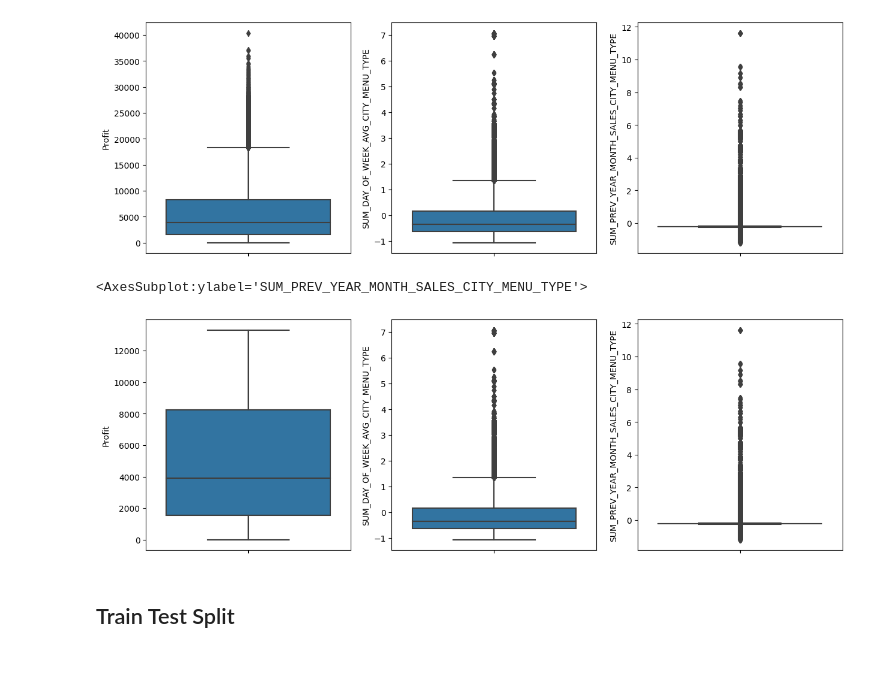
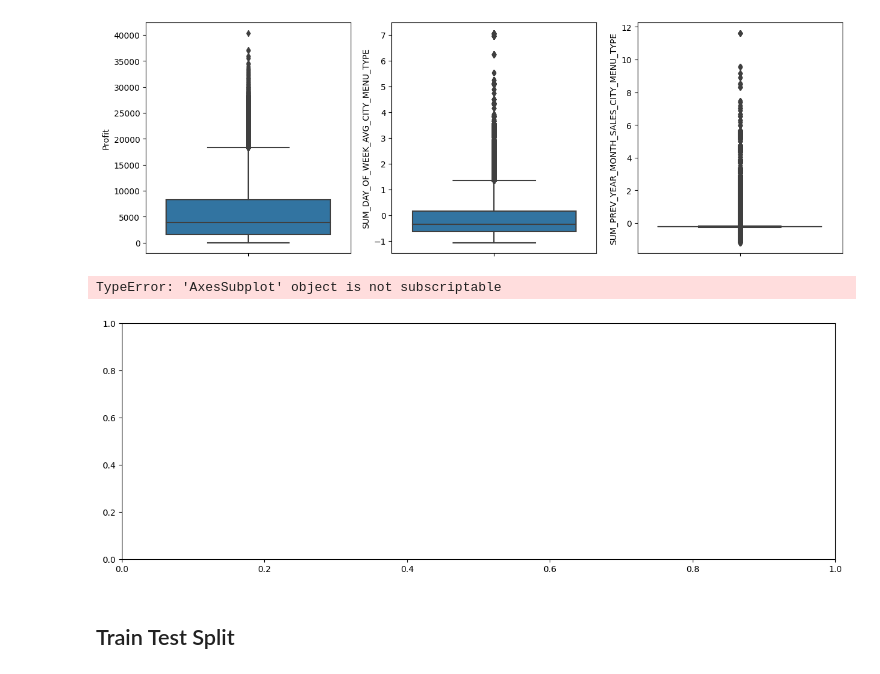
Before and after one commit to jkyxd/ICP_Group3, a Jupyter notebook: Machine learning.ipynb, the cells around one changed output. Drawn from its saved outputs; the diff is of its cells as text; code cells hidden in the pictures.

```diff
--- a/Machine learning.ipynb
+++ b/Machine learning.ipynb
@@ -67,8 +67,11 @@ X_final_scaled=session.sql('Select * from "Sales_Forecast_Training_Data"').to_pa
 # %%
 #X_final_scaled.drop('LAT', axis=1, inplace=True)
 #X_final_scaled.drop('DOW', axis=1, inplace=True)
-X_final_scaled.drop('PUBLIC_HOLIDAY', axis=1, inplace=True)
+X_final_scaled.drop(['PUBLIC_HOLIDAY', 'MENU_TYPE_GYROS_ENCODED', 'MENU_TYPE_CREPES_ENCODED','MENU_TYPE_BBQ_ENCODED','MENU_TYPE_SANDWICHES_ENCODED','MENU_TYPE_Mac & Cheese_encoded', 'MENU_TYPE_POUTINE_ENCODED', 'MENU_TYPE_ETHIOPIAN_ENCODED', 'MENU_TYPE_CHINESE_ENCODED', 'MENU_TYPE_INDIAN_ENCODED'], axis=1, inplace=True)
+
+#X_final_scaled.drop('DAY', axis=1, inplace=True)
 #X_final_scaled.drop('SUM_PREV_YEAR_MONTH_SALES_CITY_MENU_TYPE', axis=1, inplace=True)
+#X_final_scaled.drop('SUM_DAY_OF_WEEK_AVG_CITY_MENU_TYPE', axis=1, inplace=True)
 # %%
 X_final_scaled.info()
 # %% [output]
@@ -160,18 +226,18 @@ def winsorise(df, variable, upper_limit, lower_limit):
                     np.where(df[variable] < lower_limit, lower_limit, df[variable]))
 
 X_final_scaled['Profit']= winsorise(X_final_scaled, 'Profit', X_final_scaled['Profit'].quantile(0.85), X_final_scaled['Profit'].quantile(0))
-#X_final_scaled['SUM_DAY_OF_WEEK_AVG_CITY_MENU_TYPE']= winsorise(X_final_scaled, 'SUM_DAY_OF_WEEK_AVG_CITY_MENU_TYPE', X_final_scaled['SUM_DAY_OF_WEEK_AVG_CITY_MENU_TYPE'].quantile(0.85), X_final_scaled['SUM_DAY_OF_WEEK_AVG_CITY_MENU_TYPE'].quantile(0))
-#X_final_scaled['SUM_PREV_YEAR_MONTH_SALES_CITY_MENU_TYPE']= winsorise(X_final_scaled, 'SUM_PREV_YEAR_MONTH_SALES_CITY_MENU_TYPE', X_final_scaled['SUM_PREV_YEAR_MONTH_SALES_CITY_MENU_TYPE'].quantile(0.8), X_final_scaled['SUM_PREV_YEAR_MONTH_SALES_CITY_MENU_TYPE'].quantile(0.5))
+X_final_scaled['SUM_DAY_OF_WEEK_AVG_CITY_MENU_TYPE']= winsorise(X_final_scaled, 'SUM_DAY_OF_WEEK_AVG_CITY_MENU_TYPE', X_final_scaled['SUM_DAY_OF_WEEK_AVG_CITY_MENU_TYPE'].quantile(0.85), X_final_scaled['SUM_DAY_OF_WEEK_AVG_CITY_MENU_TYPE'].quantile(0))
+X_final_scaled['SUM_PREV_YEAR_MONTH_SALES_CITY_MENU_TYPE']= winsorise(X_final_scaled, 'SUM_PREV_YEAR_MONTH_SALES_CITY_MENU_TYPE', X_final_scaled['SUM_PREV_YEAR_MONTH_SALES_CITY_MENU_TYPE'].quantile(0.8), X_final_scaled['SUM_PREV_YEAR_MONTH_SALES_CITY_MENU_TYPE'].quantile(0.5))
 # %%
 #check for outliers
-fig, axs = plt.subplots(figsize=(15, 5), ncols=3)
+fig, axs = plt.subplots(figsize=(15, 5), ncols=1)
 
 sns.boxplot(y='Profit', data=X_final_scaled, ax=axs[0])
-sns.boxplot(y='SUM_DAY_OF_WEEK_AVG_CITY_MENU_TYPE', data=X_final_scaled, ax=axs[1])
-sns.boxplot(y='SUM_PREV_YEAR_MONTH_SALES_CITY_MENU_TYPE', data=X_final_scaled, ax=axs[2])
+#sns.boxplot(y='SUM_DAY_OF_WEEK_AVG_CITY_MENU_TYPE', data=X_final_scaled, ax=axs[1])
+#sns.boxplot(y='SUM_PREV_YEAR_MONTH_SALES_CITY_MENU_TYPE', data=X_final_scaled, ax=axs[2])
 # %% [output]
-<AxesSubplot:ylabel='SUM_PREV_YEAR_MONTH_SALES_CITY_MENU_TYPE'>
+TypeError: 'AxesSubplot' object is not subscriptable
-[figure, old version]
+[figure, new version]
 # %% [markdown]
 ## Train Test Split
 # %%
```
Also changed, not shown: parts of 12 cells of this notebook.
